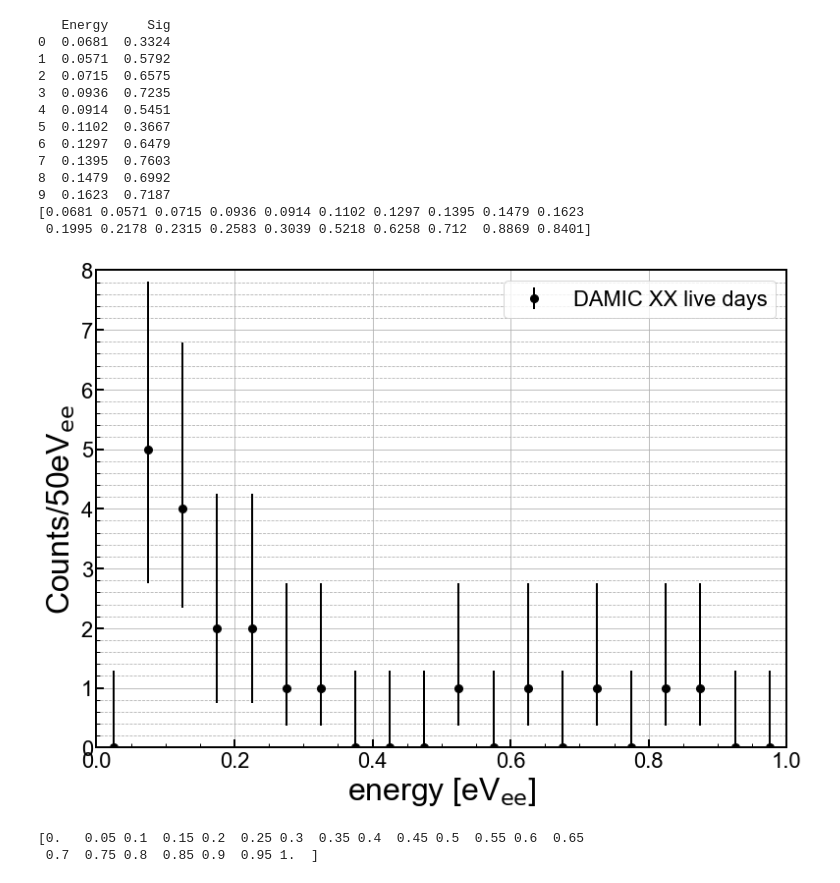
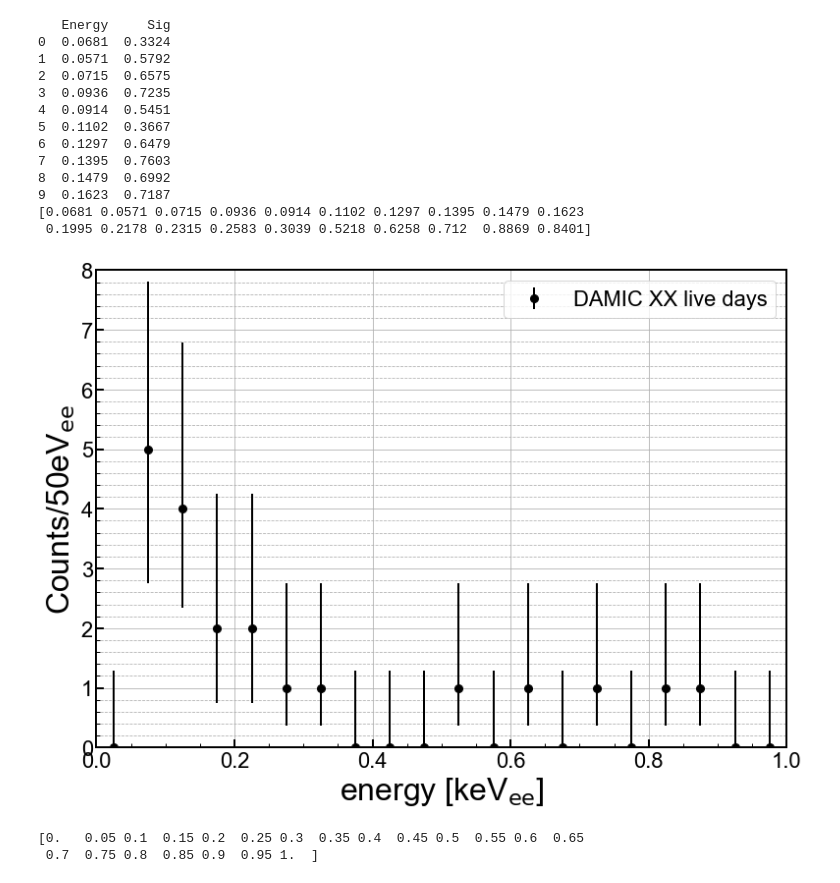
Before and after one commit to villano-lab/thermal-flux_paper2023, a Jupyter notebook: DAMIC/preliminary_plots.ipynb, the cells around one changed output. Drawn from its saved outputs; the diff is of its cells as text; code cells hidden in the pictures.

Commit message:
[ANV] updated plotting for the previously measured spectra

```diff
--- a/DAMIC/preliminary_plots.ipynb
+++ b/DAMIC/preliminary_plots.ipynb
@@ -17,7 +17,7 @@ import numpy as np
 import pandas as pds
 
 
-damic_data = pds.read_csv("DAMIC_EXCESS_sigvE_good_update.txt", skiprows=1, \
+damic_data = pds.read_csv("data/DAMIC_EXCESS_sigvE_good_update.txt", skiprows=1, \
                          names=['Energy', 'Sig'], \
                          delim_whitespace=False
                      )
@@ -74,35 +74,35 @@ ax1 = axes
 ax1.errorbar(xcq,n,yerr=[ntot_minus,ntot_plus], marker='o', markersize=8, \
              ecolor='k',color='k', linestyle='none', label='DAMIC XX live days', linewidth=2)
 
 
 
 ymin = 0
 ymax = 8
 
 blue = '#118DFA'
 
 
 
 ax1.set_yscale('linear')
 #ax1.set_yscale('log')
 ax1.set_xlim(0.0, 1)
 ax1.set_ylim(ymin,ymax)
-ax1.set_xlabel(r'energy [eV$_{\mathrm{ee}}$]')
+ax1.set_xlabel(r'energy [keV$_{\mathrm{ee}}$]')
 ax1.set_ylabel('Counts/50eV$_{\mathrm{ee}}$')
 ax1.grid(True)
 ax1.yaxis.grid(True,which='minor',linestyle='--')
 ax1.legend(loc=1,prop={'size':22})
 #ax1.legend(bbox_to_anchor=(1.04,1),borderaxespad=0,prop={'size':22})
 
 for axis in ['top','bottom','left','right']:
   ax1.spines[axis].set_linewidth(2)
 
 plt.tight_layout()
 #plt.savefig('paper_figures/hist.eps')
 #plt.savefig('paper_figures/hist.pdf')
 plt.show()
 # %% [output]
-[figure, old version]
+[figure, new version]
 # %%
 print(ebins)
 # %% [output]
```
Also changed, not shown: parts of 2 cells of this notebook, 40 other files.
